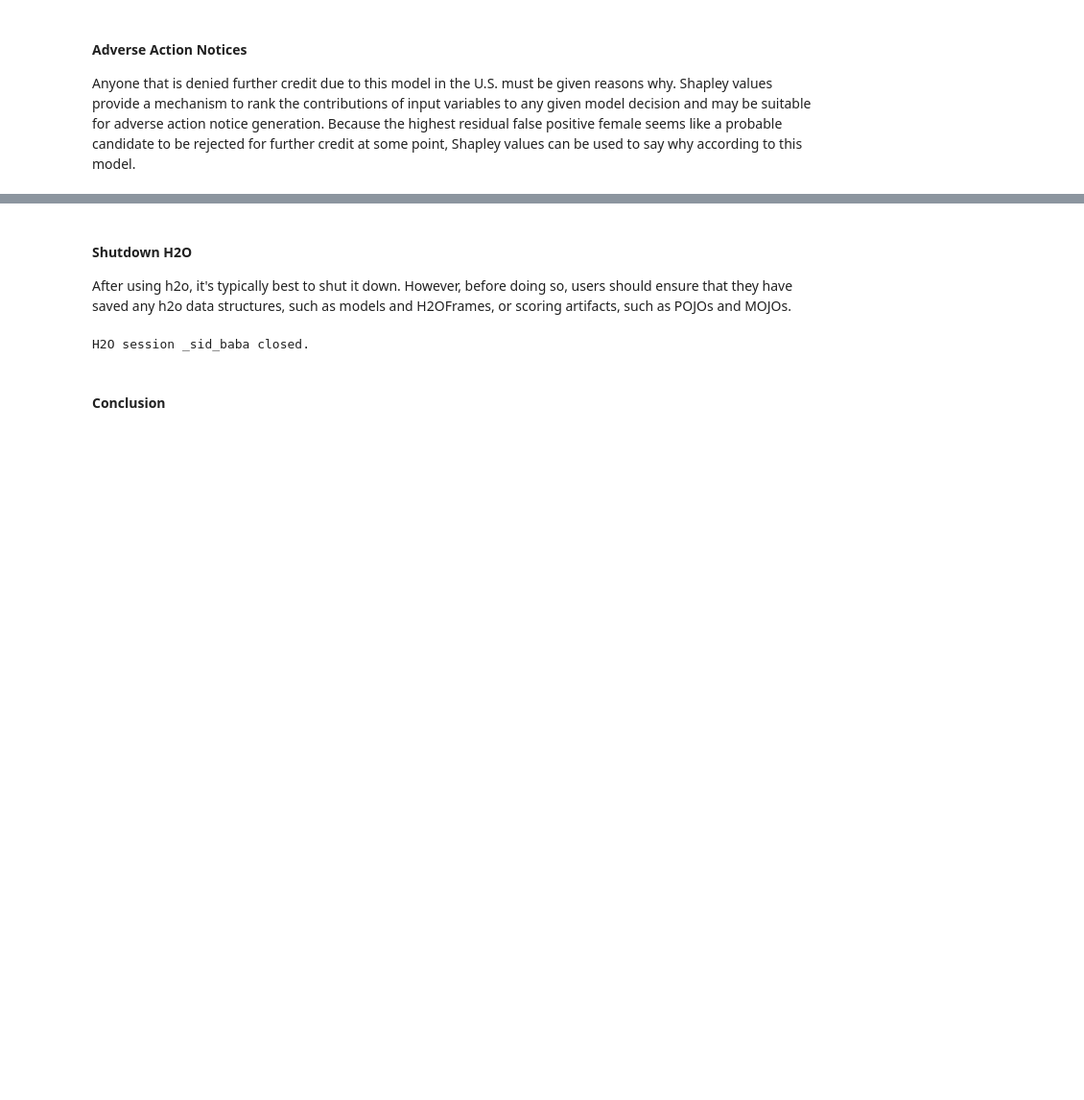
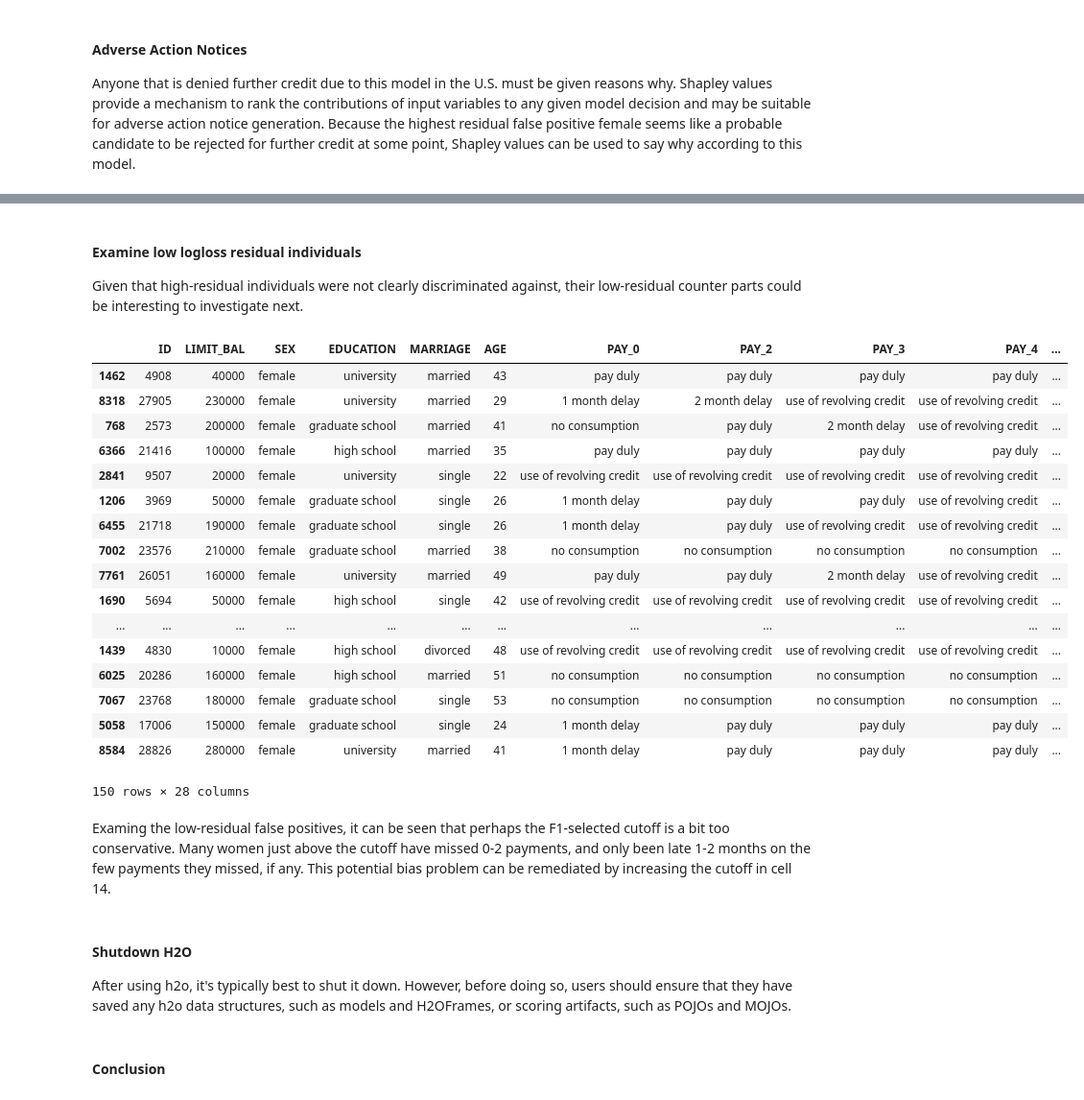
Before and after one commit to navdeep-G/interpretable-ml, a Jupyter notebook: python/jupyter-notebooks/credit/binomial/dia.ipynb, the cells around one changed output, grey strips where cells are left out. Shown at 96% size. Cells and saved outputs as stored; diff of their text form; code cells hidden in the pictures; blank space fills up the shorter version.

```diff
--- a/python/jupyter-notebooks/credit/binomial/dia.ipynb
+++ b/python/jupyter-notebooks/credit/binomial/dia.ipynb
@@ -975,8 +988,29 @@ Anyone that is denied further credit due to this model in the U.S. must be given
+# %% [markdown]
+#### Examine low logloss residual individuals
+Given that high-residual individuals were not clearly discriminated against, their low-residual counter parts could be interesting to investigate next.
+# %%
+test_yhat_female_fp.sort_values(by='r_DEFAULT_NEXT_MONTH', ascending=True).head(n=150)
+# %% [output]
+|  | ID | LIMIT_BAL | SEX | EDUCATION | MARRIAGE | AGE | PAY_0 | PAY_2 | PAY_3 | PAY_4 | ... |
+| 1462 | 4908 | 40000 | female | university | married | 43 | pay duly | pay duly | pay duly | pay duly | ... |
+| 8318 | 27905 | 230000 | female | university | married | 29 | 1 month delay | 2 month delay | use of revolving credit | use of revolving credit | ... |
+| 768 | 2573 | 200000 | female | graduate school | married | 41 | no consumption | pay duly | 2 month delay | use of revolving credit | ... |
+| 6366 | 21416 | 100000 | female | high school | married | 35 | pay duly | pay duly | pay duly | pay duly | ... |
+| 2841 | 9507 | 20000 | female | university | single | 22 | use of revolving credit | use of revolving credit | use of revolving credit | use of revolving credit | ... |
+| 1206 | 3969 | 50000 | female | graduate school | single | 26 | 1 month delay | pay duly | pay duly | use of revolving credit | ... |
+| 6455 | 21718 | 190000 | female | graduate school | single | 26 | 1 month delay | pay duly | use of revolving credit | use of revolving credit | ... |
+| 7002 | 23576 | 210000 | female | graduate school | married | 38 | no consumption | no consumption | no consumption | no consumption | ... |
+| 7761 | 26051 | 160000 | female | university | married | 49 | pay duly | pay duly | 2 month delay | use of revolving credit | ... |
+| 1690 | 5694 | 50000 | female | high school | single | 42 | use of revolving credit | use of revolving credit | use of revolving credit | use of revolving credit | ... |
+| ... | ... | ... | ... | ... | ... | ... | ... | ... | ... | ... | ... |
+| 1439 | 4830 | 10000 | female | high school | divorced | 48 | use of revolving credit | use of revolving credit | use of revolving credit | use of revolving credit | ... |
+| 6025 | 20286 | 160000 | female | high school | married | 51 | no consumption | no consumption | no consumption | no consumption | ... |
+| 7067 | 23768 | 180000 | female | graduate school | single | 53 | no consumption | no consumption | no consumption | no consumption | ... |
+| 5058 | 17006 | 150000 | female | graduate school | single | 24 | 1 month delay | pay duly | pay duly | pay duly | ... |
+| 8584 | 28826 | 280000 | female | university | married | 41 | 1 month delay | pay duly | pay duly | pay duly | ... |
+150 rows × 28 columns
+# %% [markdown]
+Examing the low-residual false positives, it can be seen that perhaps the F1-selected cutoff is a bit too conservative. Many women just above the cutoff have missed 0-2 payments, and only been late 1-2 months on the few payments they missed, if any. This potential bias problem can be remediated by increasing the cutoff in cell 14.
 # %% [markdown]
 #### Shutdown H2O
 After using h2o, it's typically best to shut it down. However, before doing so, users should ensure that they have saved any h2o data structures, such as models and H2OFrames, or scoring artifacts, such as POJOs and MOJOs.
-# %%
-# be careful, this can erase your work!
-h2o.cluster().shutdown(prompt=False)
-# %% [output]
-H2O session _sid_baba closed.
```
Also changed, not shown: parts of 6 cells of this notebook.
